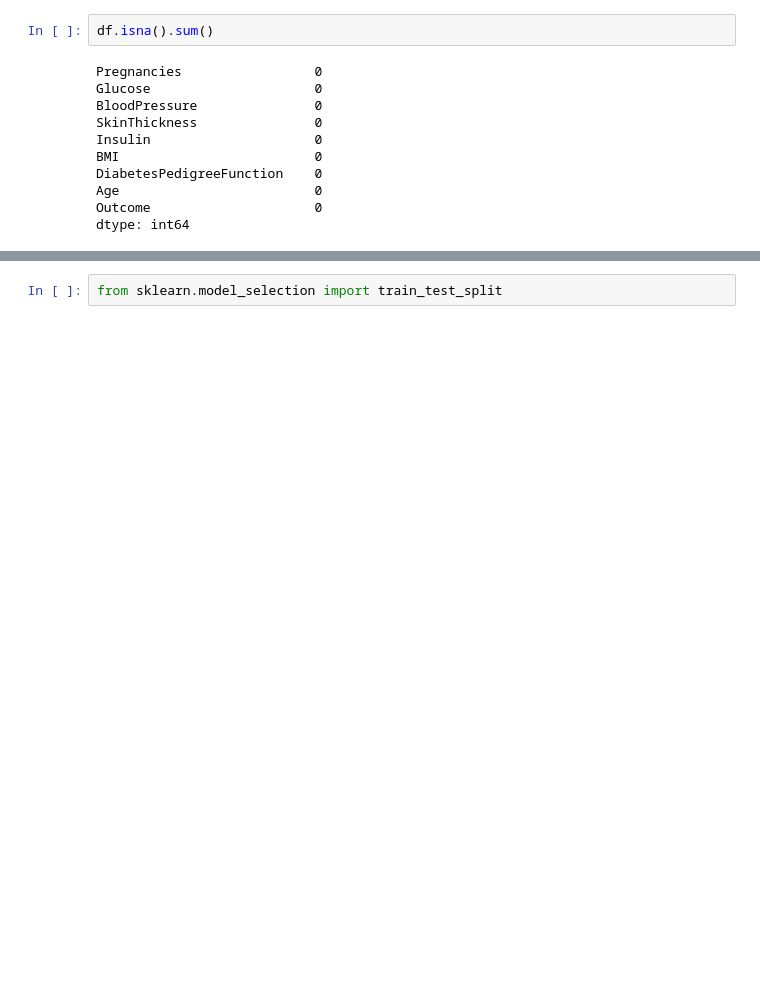
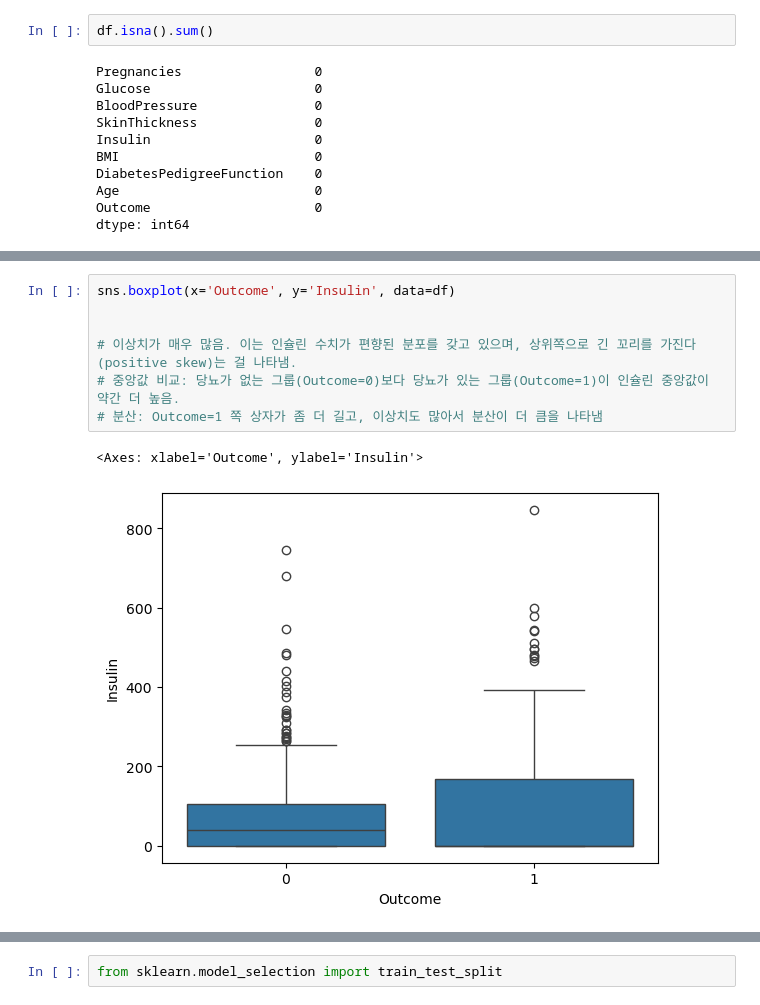
Before and after one commit to TAYKang1008/BAF-17-FRESH-Edu, a Jupyter notebook: 17기_신입교육세션_과제3_강태희.ipynb, the cells around one changed output, grey strips where cells are left out. Saved outputs shown, nothing was run; the diff lists cells and outputs as text; blank space fills up the shorter version.

```diff
--- a/17기_신입교육세션_과제3_강태희.ipynb
+++ b/17기_신입교육세션_과제3_강태희.ipynb
@@ -104,0 +116,10 @@ dtype: int64
+# %%
+sns.boxplot(x='Outcome', y='Insulin', data=df)
+
+
+# 이상치가 매우 많음. 이는 인슐린 수치가 편향된 분포를 갖고 있으며, 상위쪽으로 긴 꼬리를 가진다(positive skew)는 걸 나타냄.
+# 중앙값 비교: 당뇨가 없는 그룹(Outcome=0)보다 당뇨가 있는 그룹(Outcome=1)이 인슐린 중앙값이 약간 더 높음.
+# 분산: Outcome=1 쪽 상자가 좀 더 길고, 이상치도 많아서 분산이 더 큼을 나타냄
+# %% [output]
+<Axes: xlabel='Outcome', ylabel='Insulin'>
+[figure, added]
```
Also changed, not shown: parts of 24 cells of this notebook.
